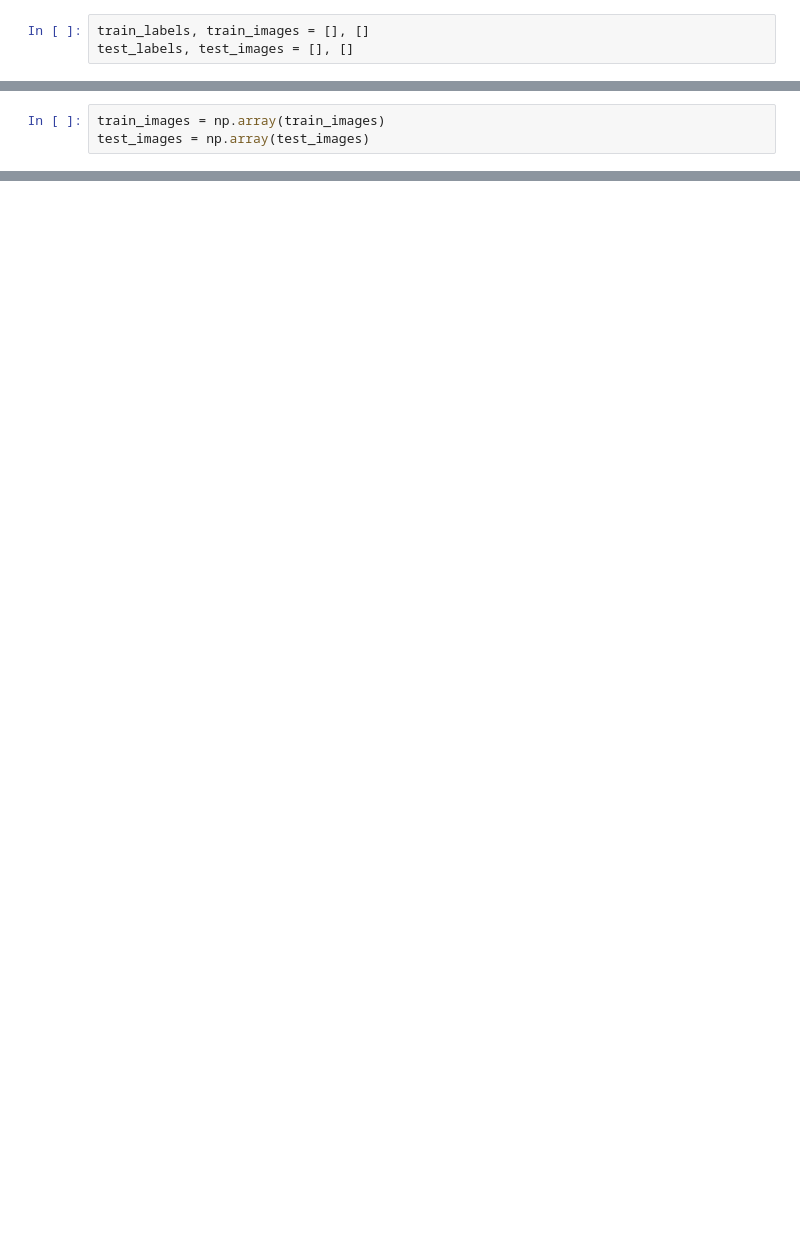
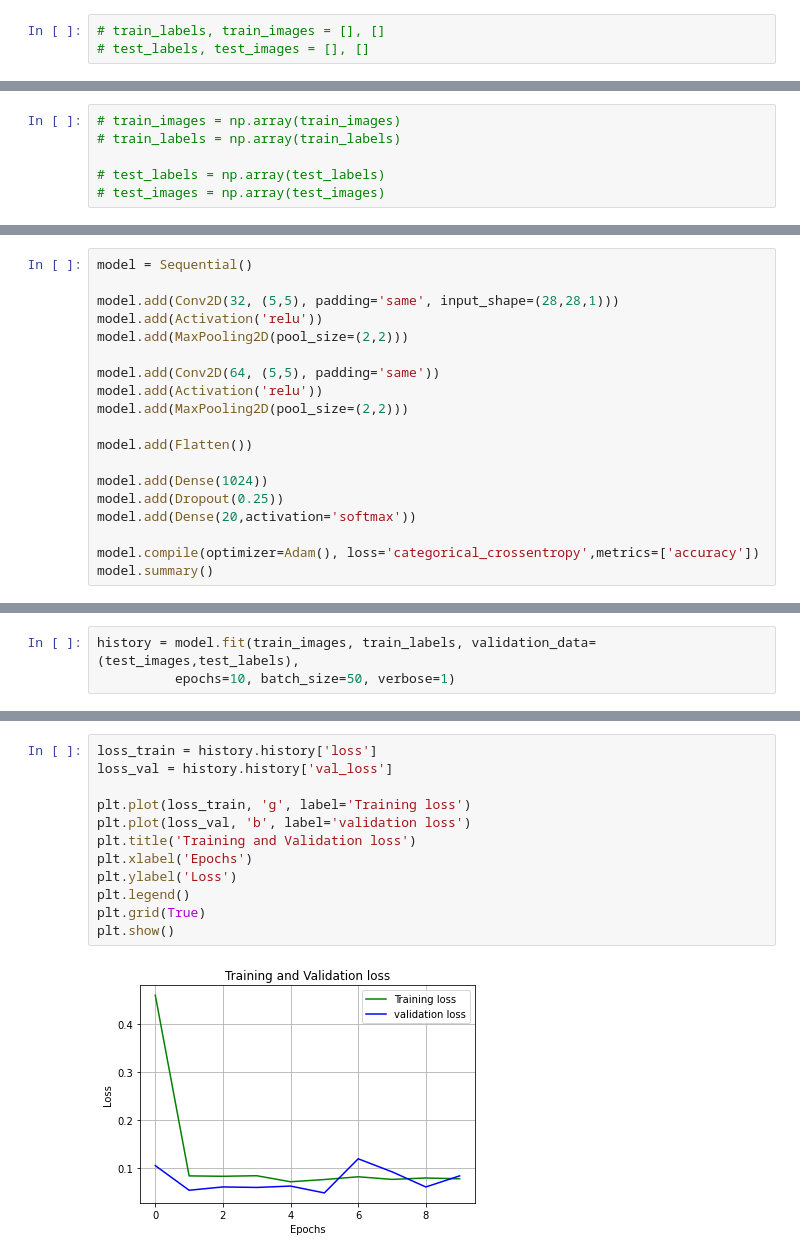
Before and after one commit to vaibhav54/NetworkTraffic-Classification-CNN-Deep-Learning, a Jupyter notebook: NetworkTraffic.ipynb, the cells around one changed output, grey strips where cells are left out. Drawn from its saved outputs; the diff is of its cells as text; blank space fills up the shorter version.

Commit message:
trained model with accuracy and loss visualization

```diff
--- a/NetworkTraffic.ipynb
+++ b/NetworkTraffic.ipynb
@@ -28,4 +106,4 @@ TEST_DIR = '/content/4_Png/Test'
 # %%
-train_labels, train_images = [], []
-test_labels, test_images = [], []
+# train_labels, train_images = [], []
+# test_labels, test_images = [], []
 # %%
@@ -58,3 +136,6 @@ create_testData(TEST_DIR)
 # %%
-train_images = np.array(train_images)
-test_images = np.array(test_images)
+# train_images = np.array(train_images)
+# train_labels = np.array(train_labels)
+
+# test_labels = np.array(test_labels)
+# test_images = np.array(test_images)
@@ -65,0 +154,19 @@ test_images = np.array(test_images)
+# %%
+model = Sequential()
+
+model.add(Conv2D(32, (5,5), padding='same', input_shape=(28,28,1)))
+model.add(Activation('relu'))
+model.add(MaxPooling2D(pool_size=(2,2)))
+
+model.add(Conv2D(64, (5,5), padding='same'))
+model.add(Activation('relu'))
+model.add(MaxPooling2D(pool_size=(2,2)))
+
+model.add(Flatten())
+
+model.add(Dense(1024))
+model.add(Dropout(0.25))
+model.add(Dense(20,activation='softmax'))
+
+model.compile(optimizer=Adam(), loss='categorical_crossentropy',metrics=['accuracy'])
+model.summary()
@@ -65,0 +191,3 @@ test_images = np.array(test_images)
+# %%
+history = model.fit(train_images, train_labels, validation_data=(test_images,test_labels),
+          epochs=10, batch_size=50, verbose=1)
@@ -65,0 +256,14 @@ test_images = np.array(test_images)
+# %%
+loss_train = history.history['loss']
+loss_val = history.history['val_loss']
+
+plt.plot(loss_train, 'g', label='Training loss')
+plt.plot(loss_val, 'b', label='validation loss')
+plt.title('Training and Validation loss')
+plt.xlabel('Epochs')
+plt.ylabel('Loss')
+plt.legend()
+plt.grid(True)
+plt.show()
+# %% [output]
+[figure, added]
```
Also changed, not shown: parts of 23 cells of this notebook.
